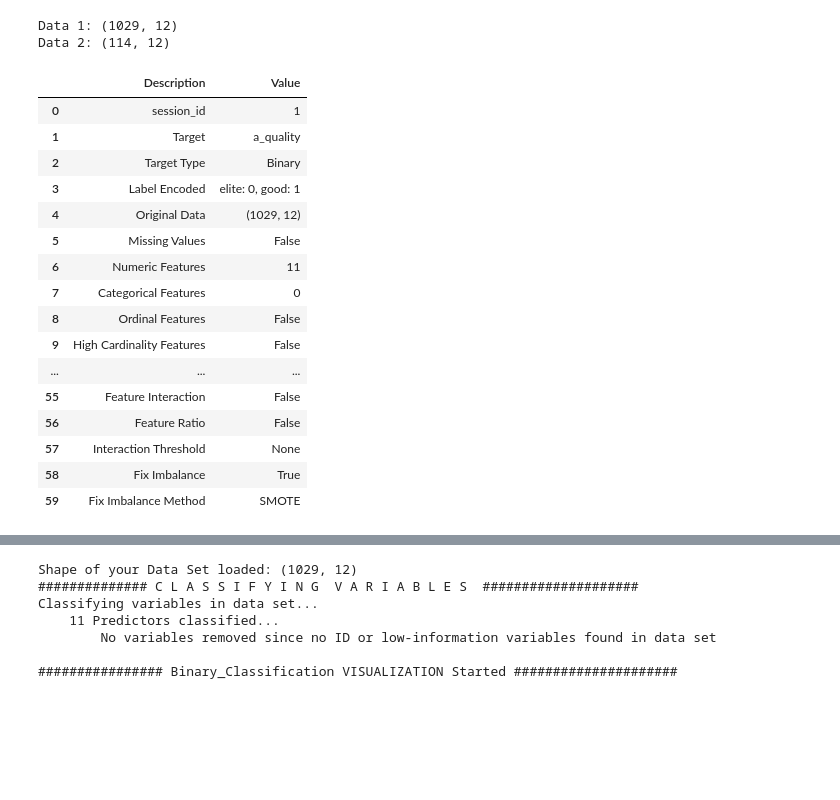
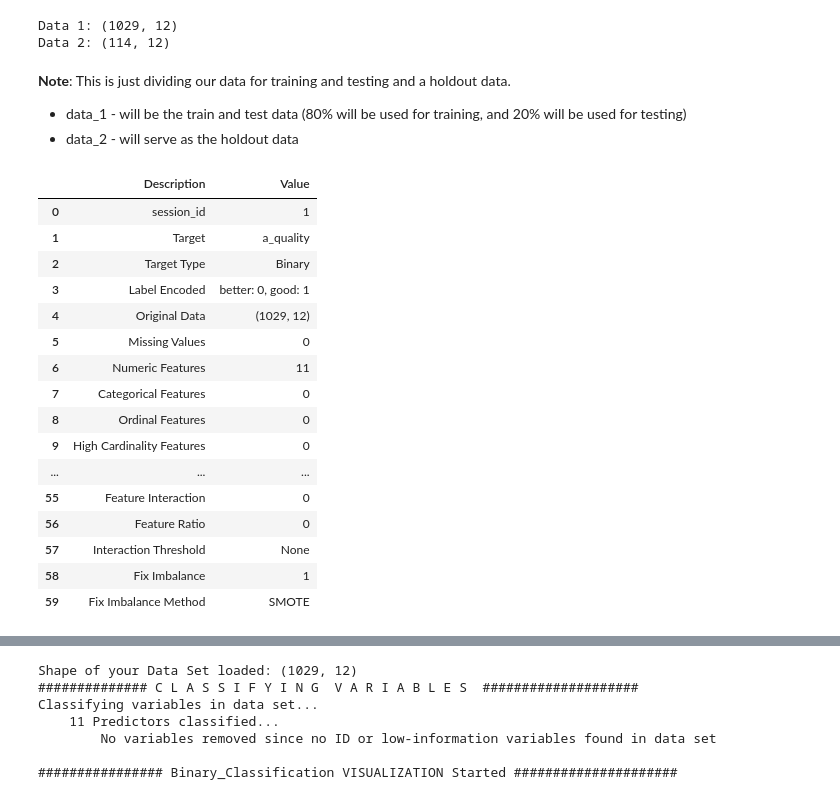
Before and after one commit to phdwight/machinelearning_experiments, a Jupyter notebook: Wine Quality ML Experiment - Binary Classification.ipynb, the cells around one changed output, grey strips where cells are left out. Saved outputs shown, nothing was run; the diff lists cells and outputs as text; code cells hidden in the pictures; blank space fills up the shorter version.

```diff
--- a/Wine Quality ML Experiment - Binary Classification.ipynb
+++ b/Wine Quality ML Experiment - Binary Classification.ipynb
@@ -78,7 +78,5 @@ Name: quality, dtype: int64
 # %%
-#dataset.assign(a_quality = lambda x: 0 if dataset['quality'] <=5 else (1 if dataset['quality']==6 else 2))
-
-dataset["a_quality"] = ["good" if x <=5 else "elite" for x in dataset['quality']]
+dataset["a_quality"] = ["good" if x <=5 else "better" for x in dataset['quality']]
 # %%
 dataset
 # %% [output]
@@ -145,27 +145,30 @@ print('Data 2: ' + str(data_2.shape))
 # %% [output]
 Data 1: (1029, 12)
 Data 2: (114, 12)
+# %% [markdown]
+**Note**: This is just dividing our data for training and testing and a holdout data.
+- data_1 - will be the train and test data (80% will be used for training, and 20% will be used for testing)
+- data_2 - will serve as the holdout data
 # %%
 exp_clf101 = setup(data = data_1, target = 'a_quality', session_id=1,
-                   train_size=0.8,
-                   #ignore_features=['quality'],
-                   create_clusters=True,polynomial_features=True,
+                   train_size=0.8, remove_outliers=True,
+                   create_clusters=True, polynomial_features=True,trigonometry_features=True,
                   fix_imbalance=True, normalize=True, normalize_method="maxabs")
 # %% [output]
 |  | Description | Value |
 | 0 | session_id | 1 |
 | 1 | Target | a_quality |
 | 2 | Target Type | Binary |
-| 3 | Label Encoded | elite: 0, good: 1 |
+| 3 | Label Encoded | better: 0, good: 1 |
 | 4 | Original Data | (1029, 12) |
-| 5 | Missing Values | False |
+| 5 | Missing Values | 0 |
 | 6 | Numeric Features | 11 |
 | 7 | Categorical Features | 0 |
-| 8 | Ordinal Features | False |
-| 9 | High Cardinality Features | False |
+| 8 | Ordinal Features | 0 |
+| 9 | High Cardinality Features | 0 |
 | ... | ... | ... |
-| 55 | Feature Interaction | False |
-| 56 | Feature Ratio | False |
+| 55 | Feature Interaction | 0 |
+| 56 | Feature Ratio | 0 |
 | 57 | Interaction Threshold | None |
-| 58 | Fix Imbalance | True |
+| 58 | Fix Imbalance | 1 |
 | 59 | Fix Imbalance Method | SMOTE |
```
Also changed, not shown: parts of 20 cells of this notebook.
